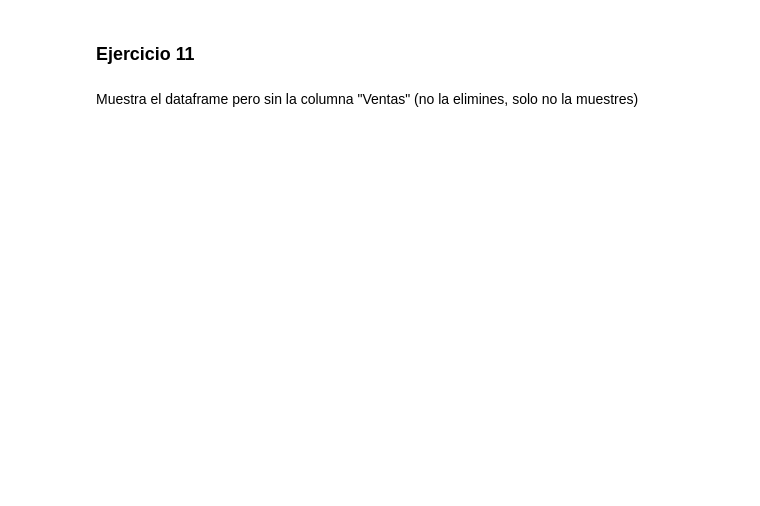
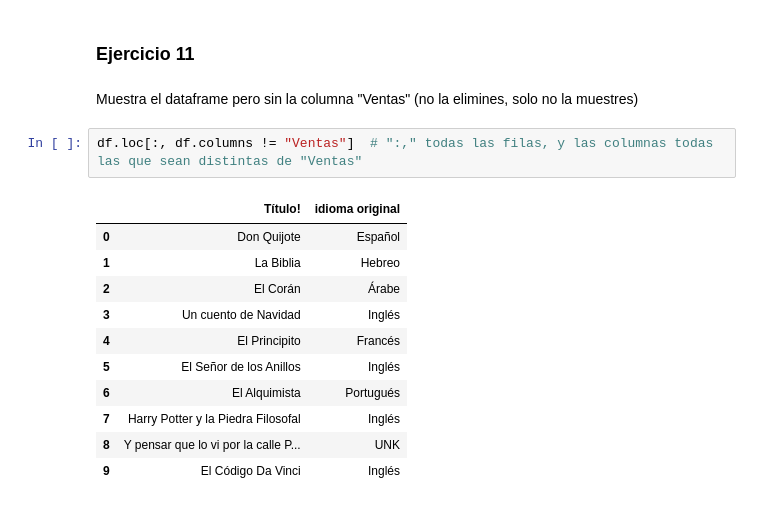
Before and after one commit to draranguez/DS-Online_DanielR, a Jupyter notebook: 02_Herramientas_Avanzadas/Sprint_04/Unidad_01_Pandas_I/02_Ejercicios_Workout/16_Ejercicios_Seleccion.ipynb, the cells around one changed output. Saved outputs shown, nothing was run; the diff lists cells and outputs as text; blank space fills up the shorter version.

```diff
--- a/02_Herramientas_Avanzadas/Sprint_04/Unidad_01_Pandas_I/02_Ejercicios_Workout/16_Ejercicios_Seleccion.ipynb
+++ b/02_Herramientas_Avanzadas/Sprint_04/Unidad_01_Pandas_I/02_Ejercicios_Workout/16_Ejercicios_Seleccion.ipynb
@@ -69,3 +236,17 @@ Muestra el idioma, y solo el idioma, de los libros que hayan vendido entre 65 y
 ### Ejercicio 11
 # %% [markdown]
 Muestra el dataframe pero sin la columna "Ventas" (no la elimines, solo no la muestres)
+# %%
+df.loc[:, df.columns != "Ventas"]  # ":," todas las filas, y las columnas todas las que sean distintas de "Ventas"
+# %% [output]
+|  | Título! | idioma original |
+| 0 | Don Quijote | Español |
+| 1 | La Biblia | Hebreo |
+| 2 | El Corán | Árabe |
+| 3 | Un cuento de Navidad | Inglés |
+| 4 | El Principito | Francés |
+| 5 | El Señor de los Anillos | Inglés |
+| 6 | El Alquimista | Portugués |
+| 7 | Harry Potter y la Piedra Filosofal | Inglés |
+| 8 | Y pensar que lo vi por la calle P... | UNK |
+| 9 | El Código Da Vinci | Inglés |
```
Also changed, not shown: parts of 12 cells of this notebook, 1 other file.
